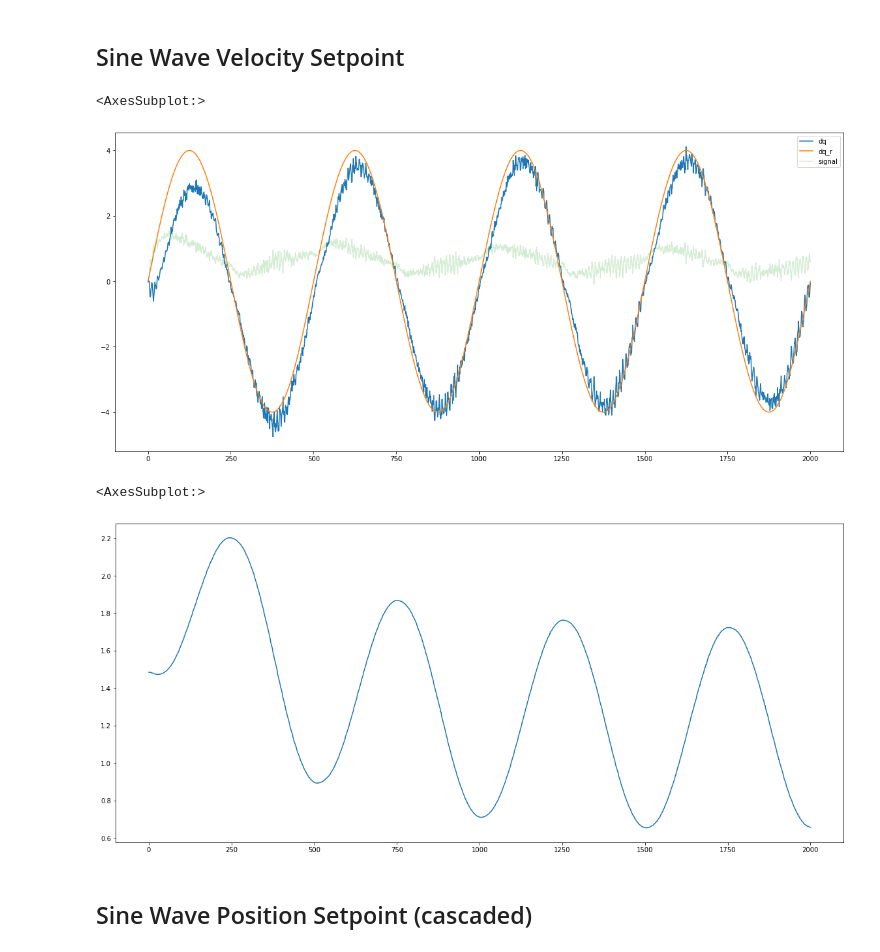
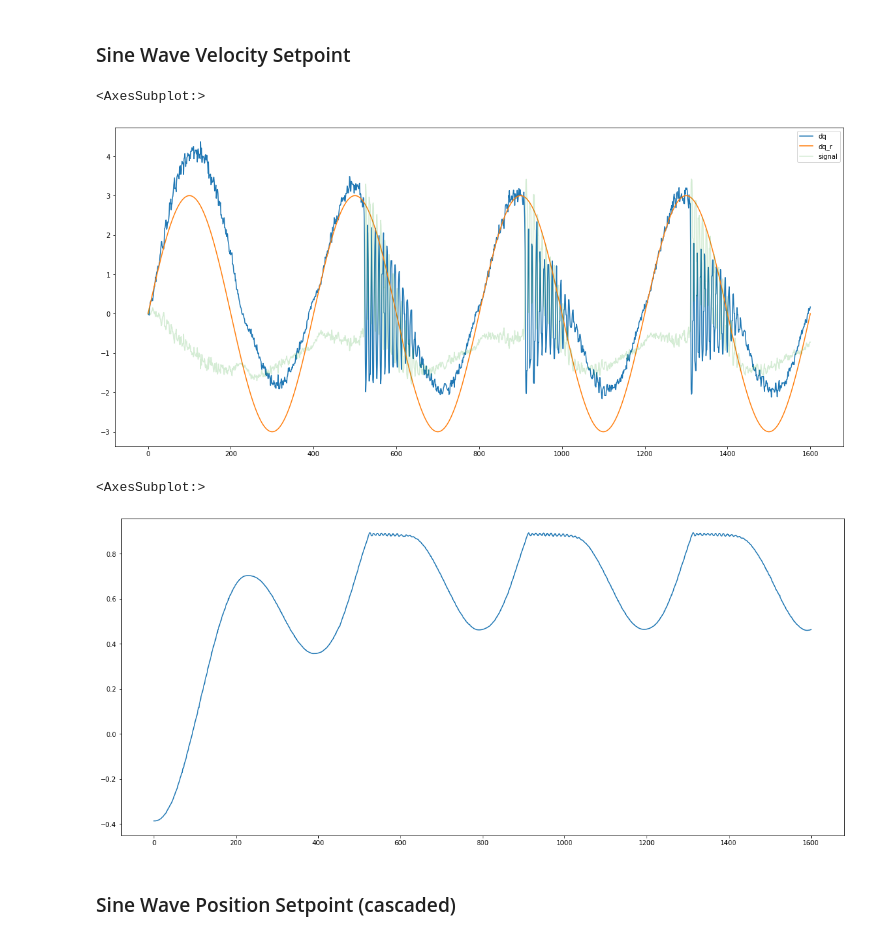
Before and after one commit to lunale-31/go2_mpc_controller, a Jupyter notebook: theory/plot.ipynb, the cells around one changed output. Drawn from its saved outputs; the diff is of its cells as text; code cells hidden in the pictures.

```diff
--- a/theory/plot.ipynb
+++ b/theory/plot.ipynb
@@ -22,18 +21,18 @@ df_square["q"].plot()
 # %% [markdown]
-## Sine Wave Velocity Setpoint
+### Sine Wave Velocity Setpoint
 # %%
-df_sine = pd.read_csv("../build/sine_wave.csv")
+df_sine = pd.read_csv("../build/sine_wave-hip.csv")
 df_sine["dq"].plot(legend=True)
 df_sine["dq_r"].plot(legend=True)
 df_sine["signal"].plot(legend=True, alpha=0.2)
 # %% [output]
 <AxesSubplot:>
-[figure, old version]
+[figure, new version]
 # %%
 df_sine["q"].plot()
 # %% [output]
 <AxesSubplot:>
-[figure, old version]
+[figure, new version]
 # %% [markdown]
-## Sine Wave Position Setpoint (cascaded)
+### Sine Wave Position Setpoint (cascaded)
 # %%
```
Also changed, not shown: parts of 27 cells of this notebook, 8 other files.
